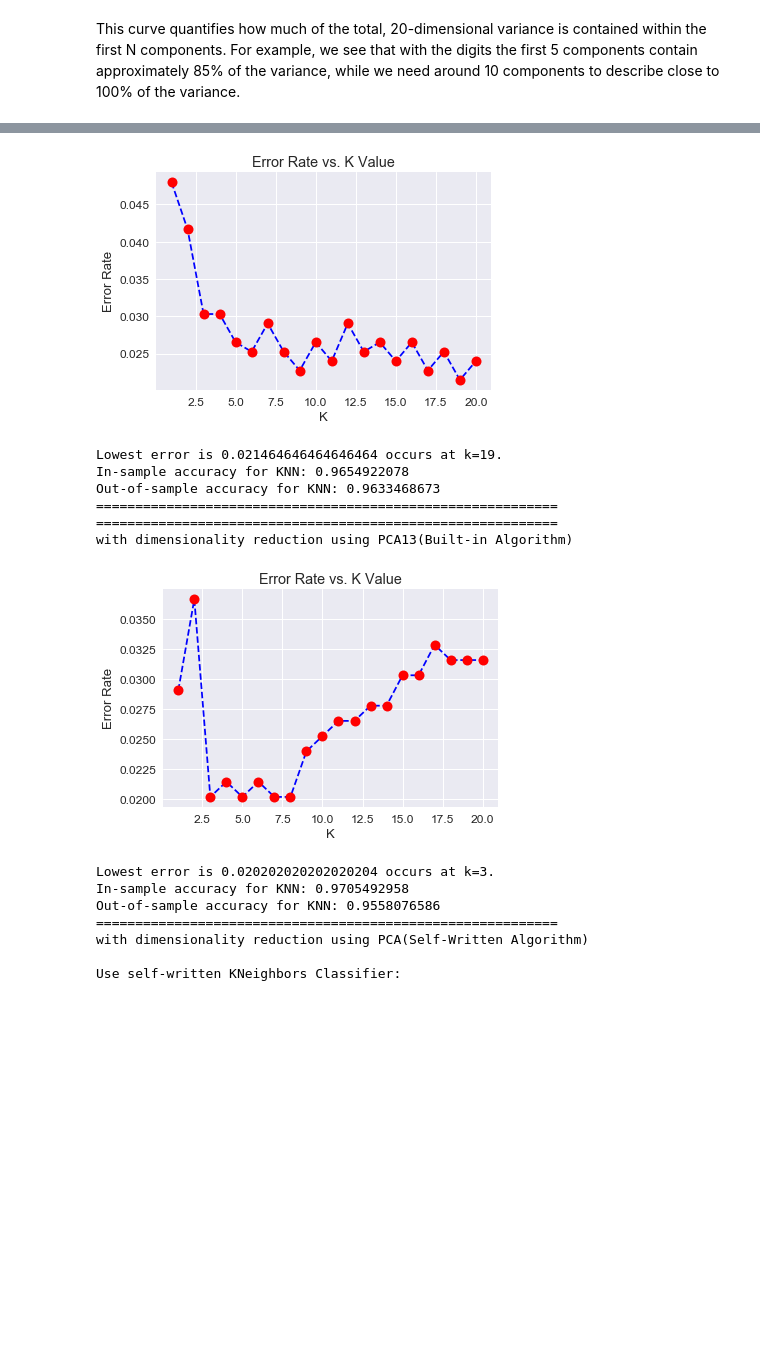
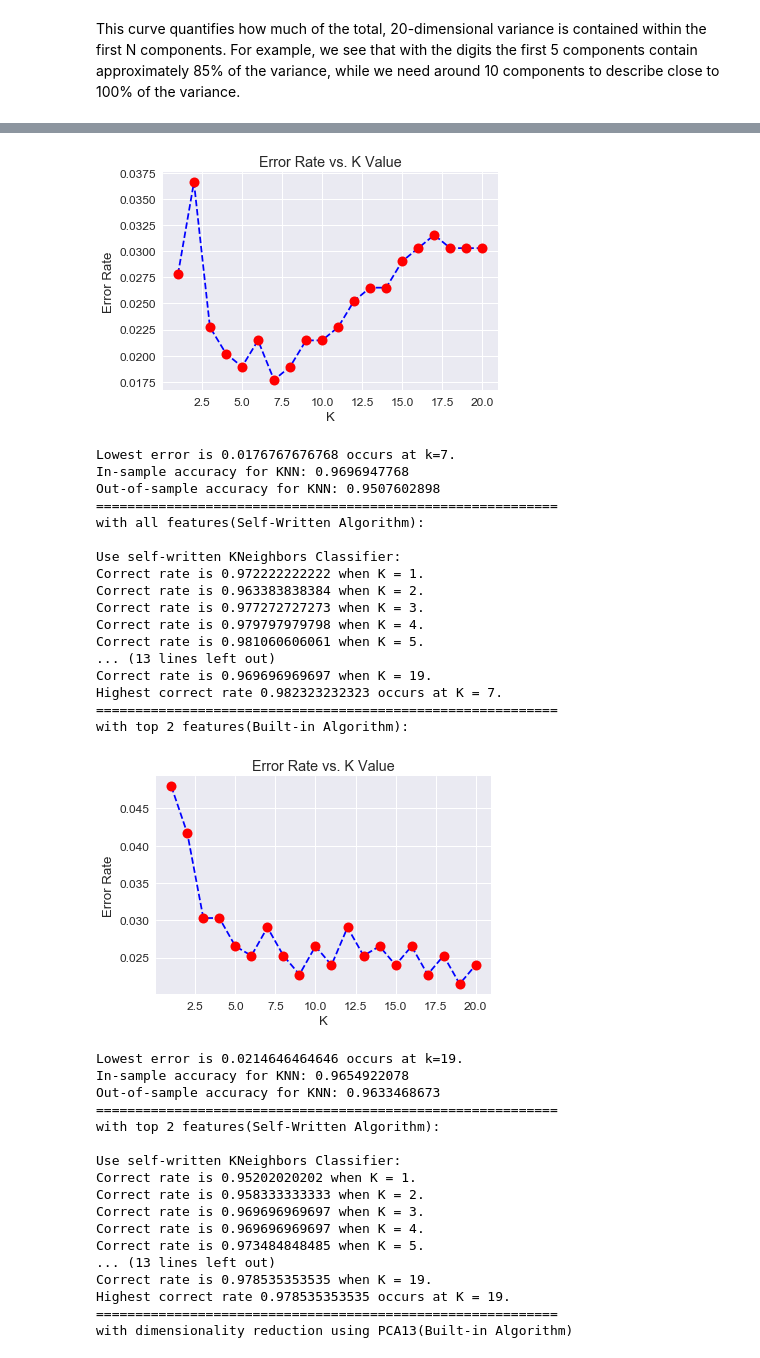
Before and after one commit to kassiwu/Gender_Recognition_by_Voice, a Jupyter notebook: Models Accuracy.ipynb, the cells around one changed output, grey strips where cells are left out. Cells and saved outputs as stored; diff of their text form; code cells hidden in the pictures; blank space fills up the shorter version.

```diff
--- a/Models Accuracy.ipynb
+++ b/Models Accuracy.ipynb
@@ -21,5 +21,5 @@ sys.path.append('/Users/Shirley/Desktop/Gender_Recognition_by_Voice')
 # %%
-path = '/Users/Shirley/Desktop/Gender_Recognition_by_Voice/voice.csv'
+path = '/Users/Kassi/Desktop/Gender_Recognition_by_Voice/voice.csv'
 voice_data = pd.read_csv(path)
 col_names = list(voice_data.columns.values)
 print("Total number of samples: {}".format(voice_data.shape[0]))
@@ -129,11 +108,7 @@ plt.show()
 # %% [markdown]
 This curve quantifies how much of the total, 20-dimensional variance is contained within the first N components. For example, we see that with the digits the first 5 components contain approximately 85% of the variance, while we need around 10 components to describe close to 100% of the variance.
 # %%
-pca = PCA(n_components=10)
+pca = PCA(n_components = 10)
 pca.fit(train_x)
 pca_train_x = pca.transform(train_x)
 pca_test_x = pca.transform(test_x)
-pca13 = PCA(n_components = 13)
-pca13.fit(train_x)
-pca13_train_x = pca13.transform(train_x)
-pca13_test_x = pca13.transform(test_x)
@@ -256,11 +251,11 @@ print("===========================================================")
 print("Run linear svm with top 2 features(Built-in Algorithm):")
 SVM.run_linear_svm(train_x_two_features, test_x_two_features, train_y_two_features, test_y_two_features)
 print("===========================================================")
-print("Run linear svm with dimensionality reduction using PCA13(Built-in Algorithm)")
+print("Run linear svm with dimensionality reduction using PCA(Built-in Algorithm)")
 SVM.run_linear_svm(pca_train_x, pca_test_x, train_y, test_y)
 print("-----------------------------------------------------------")
-print("Run rbf svm with dimensionality reduction using PCA13(Built-in Algorithm)")
-SVM.run_rbf_svm(pca13_train_x, pca13_test_x, train_y, test_y)
+print("Run rbf svm with dimensionality reduction using PCA(Built-in Algorithm)")
+SVM.run_rbf_svm(pca_train_x, pca_test_x, train_y, test_y)
 # %% [output]
 Run linear svm with all features(Built-in Algorithm):
 In-sample accuracy for svm with Linear kernel: 0.9743290243
@@ -284,14 +279,14 @@ import KNN
 print("with all features(Built-in Algorithm):")
 KNN.run_k_nearest_neighbour(train_x, test_x, train_y, test_y)
 print("===========================================================")
-# print("with all features(Self-Written Algorithm):")
-# KNN.run_my_k_nearest_neighbour(train_x, test_x, train_y, test_y)
+print("with all features(Self-Written Algorithm):")
+KNN.run_my_k_nearest_neighbour(train_x, test_x, train_y, test_y)
 print("===========================================================")
 print("with top 2 features(Built-in Algorithm):")
 KNN.run_k_nearest_neighbour(train_x_two_features, test_x_two_features, train_y_two_features, test_y_two_features)
 print("===========================================================")
-# print("with top 2 features(Self-Written Algorithm):")
-# KNN.run_my_k_nearest_neighbour(train_x_two_features, test_x_two_features, train_y_two_features, test_y_two_features)
+print("with top 2 features(Self-Written Algorithm):")
+KNN.run_my_k_nearest_neighbour(train_x_two_features, test_x_two_features, train_y_two_features, test_y_two_features)
 print("===========================================================")
 print("with dimensionality reduction using PCA13(Built-in Algorithm)")
 KNN.run_k_nearest_neighbour(pca13_train_x, pca13_test_x, train_y, test_y)
@@ -299,6 +294,6 @@ print("===========================================================")
 print("with dimensionality reduction using PCA(Self-Written Algorithm)")
 KNN.run_my_k_nearest_neighbour(train_x, test_x, train_y, test_y)
 # print("===========================================================")
-# print("with dimensionality reduction using PCA(Self-Written Algorithm)")
-# KNN.run_my_k_nearest_neighbour(pca13_train_x, pca13_test_x, train_y, test_y)
+print("with dimensionality reduction using PCA(Self-Written Algorithm)")
+KNN.run_my_k_nearest_neighbour(pca_train_x, pca_test_x, train_y, test_y)
 # %% [output]
@@ -313,15 +319,36 @@ with top 2 features(Built-in Algorithm):
-[figure, old version]
+[figure, new version]
-Lowest error is 0.021464646464646464 occurs at k=19.
-In-sample accuracy for KNN: 0.9654922078
-Out-of-sample accuracy for KNN: 0.9633468673
+Lowest error is 0.0176767676768 occurs at k=7.
+In-sample accuracy for KNN: 0.9696947768
+Out-of-sample accuracy for KNN: 0.9507602898
 ===========================================================
+with all features(Self-Written Algorithm):
+
+Use self-written KNeighbors Classifier:
+Correct rate is 0.972222222222 when K = 1.
+Correct rate is 0.963383838384 when K = 2.
+Correct rate is 0.977272727273 when K = 3.
+Correct rate is 0.979797979798 when K = 4.
+Correct rate is 0.981060606061 when K = 5.
+... (13 lines left out)
+Correct rate is 0.969696969697 when K = 19.
+Highest correct rate 0.982323232323 occurs at K = 7.
 ===========================================================
-with dimensionality reduction using PCA13(Built-in Algorithm)
+with top 2 features(Built-in Algorithm):
-[figure, old version]
+[figure, new version]
-Lowest error is 0.020202020202020204 occurs at k=3.
-In-sample accuracy for KNN: 0.9705492958
-Out-of-sample accuracy for KNN: 0.9558076586
+Lowest error is 0.0214646464646 occurs at k=19.
+In-sample accuracy for KNN: 0.9654922078
+Out-of-sample accuracy for KNN: 0.9633468673
 ===========================================================
-with dimensionality reduction using PCA(Self-Written Algorithm)
+with top 2 features(Self-Written Algorithm):
 
 Use self-written KNeighbors Classifier:
+Correct rate is 0.95202020202 when K = 1.
+Correct rate is 0.958333333333 when K = 2.
+Correct rate is 0.969696969697 when K = 3.
+Correct rate is 0.969696969697 when K = 4.
+Correct rate is 0.973484848485 when K = 5.
+... (13 lines left out)
+Correct rate is 0.978535353535 when K = 19.
+Highest correct rate 0.978535353535 occurs at K = 19.
+===========================================================
+with dimensionality reduction using PCA13(Built-in Algorithm)
```
Also changed, not shown: parts of 17 cells of this notebook, 7 other files.
